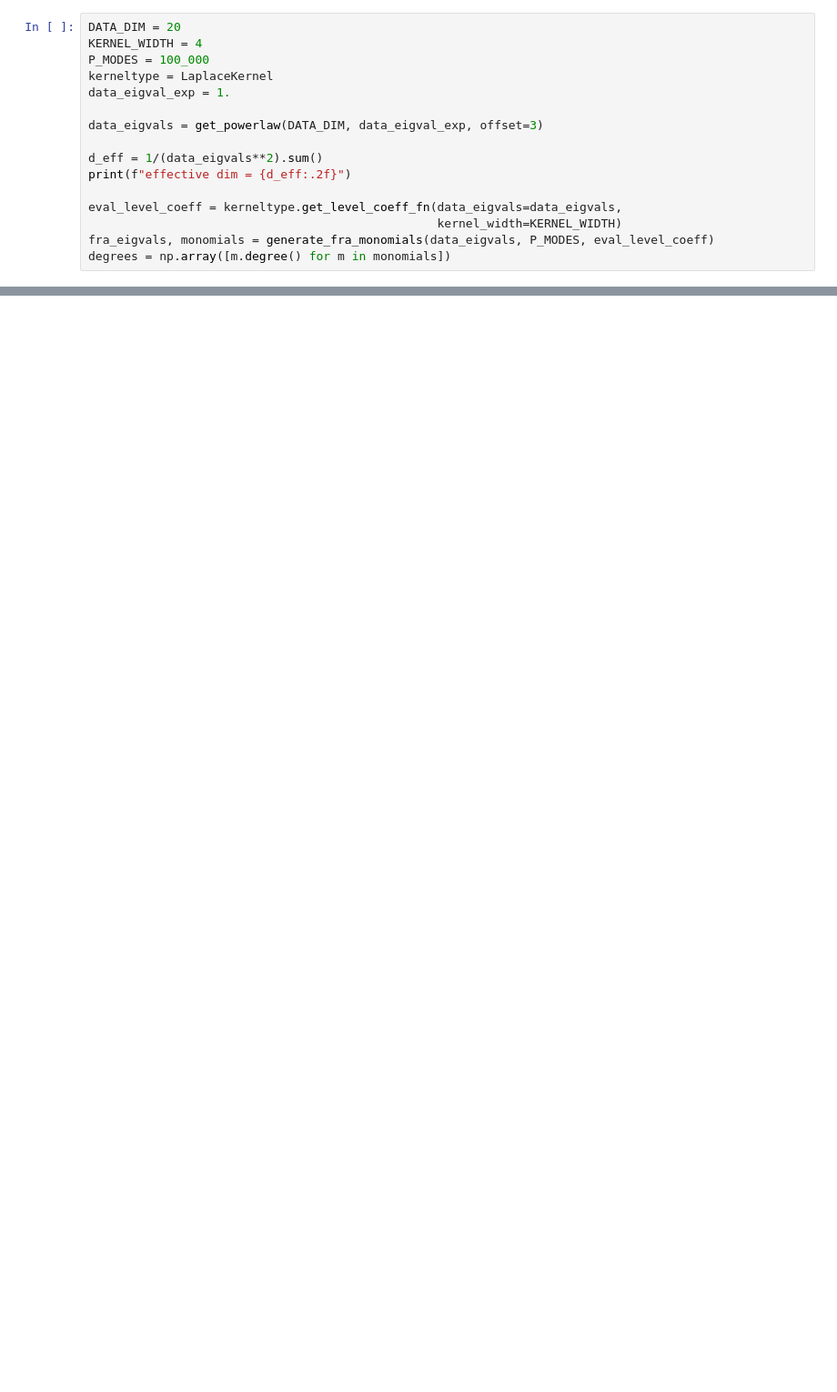
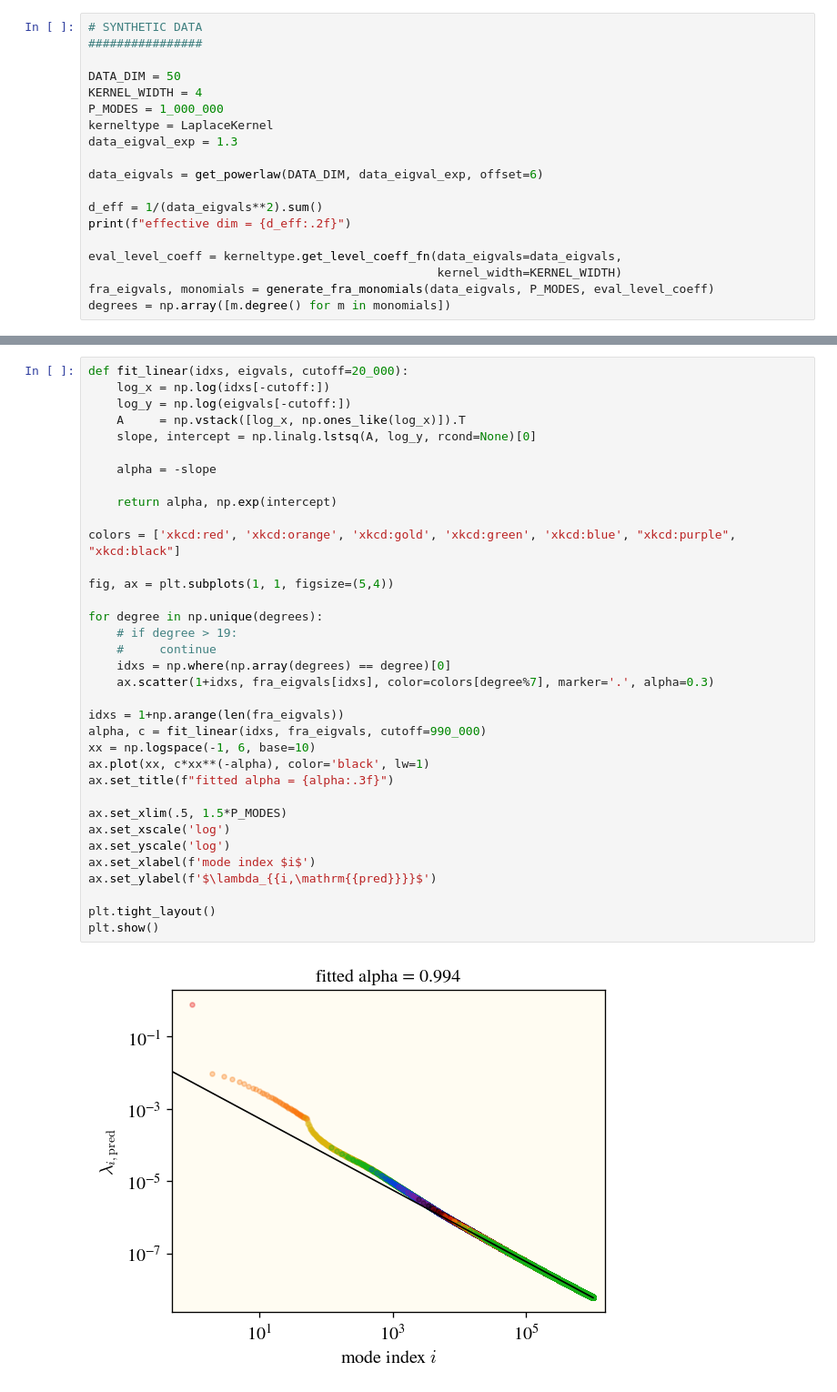
Before and after one commit to james-simon/feature_recombination, a Jupyter notebook: notebooks/hehe-exponent.ipynb, the cells around one changed output, grey strips where cells are left out. Shown at 91% size. Drawn from its saved outputs; the diff is of its cells as text; blank space fills up the shorter version.

```diff
--- a/notebooks/hehe-exponent.ipynb
+++ b/notebooks/hehe-exponent.ipynb
@@ -23,11 +24,14 @@ from utils import ensure_torch
 # %%
-DATA_DIM = 20
+# SYNTHETIC DATA
+################
+
+DATA_DIM = 50
 KERNEL_WIDTH = 4
-P_MODES = 100_000
+P_MODES = 1_000_000
 kerneltype = LaplaceKernel
-data_eigval_exp = 1.
+data_eigval_exp = 1.3
 
-data_eigvals = get_powerlaw(DATA_DIM, data_eigval_exp, offset=3)
+data_eigvals = get_powerlaw(DATA_DIM, data_eigval_exp, offset=6)
 
 d_eff = 1/(data_eigvals**2).sum()
 print(f"effective dim = {d_eff:.2f}")
@@ -70 +45,38 @@ effective dim = 26.00
+# %%
+def fit_linear(idxs, eigvals, cutoff=20_000):
+    log_x = np.log(idxs[-cutoff:])
+    log_y = np.log(eigvals[-cutoff:])
+    A     = np.vstack([log_x, np.ones_like(log_x)]).T
+    slope, intercept = np.linalg.lstsq(A, log_y, rcond=None)[0]
+
+    alpha = -slope
+
+    return alpha, np.exp(intercept)
+
+colors = ['xkcd:red', 'xkcd:orange', 'xkcd:gold', 'xkcd:green', 'xkcd:blue', "xkcd:purple", "xkcd:black"]
+
+fig, ax = plt.subplots(1, 1, figsize=(5,4))
+
+for degree in np.unique(degrees):
+    # if degree > 19:
+    #     continue
+    idxs = np.where(np.array(degrees) == degree)[0]
+    ax.scatter(1+idxs, fra_eigvals[idxs], color=colors[degree%7], marker='.', alpha=0.3)
+
+idxs = 1+np.arange(len(fra_eigvals))
+alpha, c = fit_linear(idxs, fra_eigvals, cutoff=990_000)
+xx = np.logspace(-1, 6, base=10)
+ax.plot(xx, c*xx**(-alpha), color='black', lw=1)
+ax.set_title(f"fitted alpha = {alpha:.3f}")
+
+ax.set_xlim(.5, 1.5*P_MODES)
+ax.set_xscale('log')
+ax.set_yscale('log')
+ax.set_xlabel(f'mode index $i$')
+ax.set_ylabel(f'$\lambda_{{i,\mathrm{{pred}}}}$')
+
+plt.tight_layout()
+plt.show()
+# %% [output]
+[figure, added]
 # %% [markdown]
```
Also changed, not shown: parts of 12 cells of this notebook, 1 other file.
